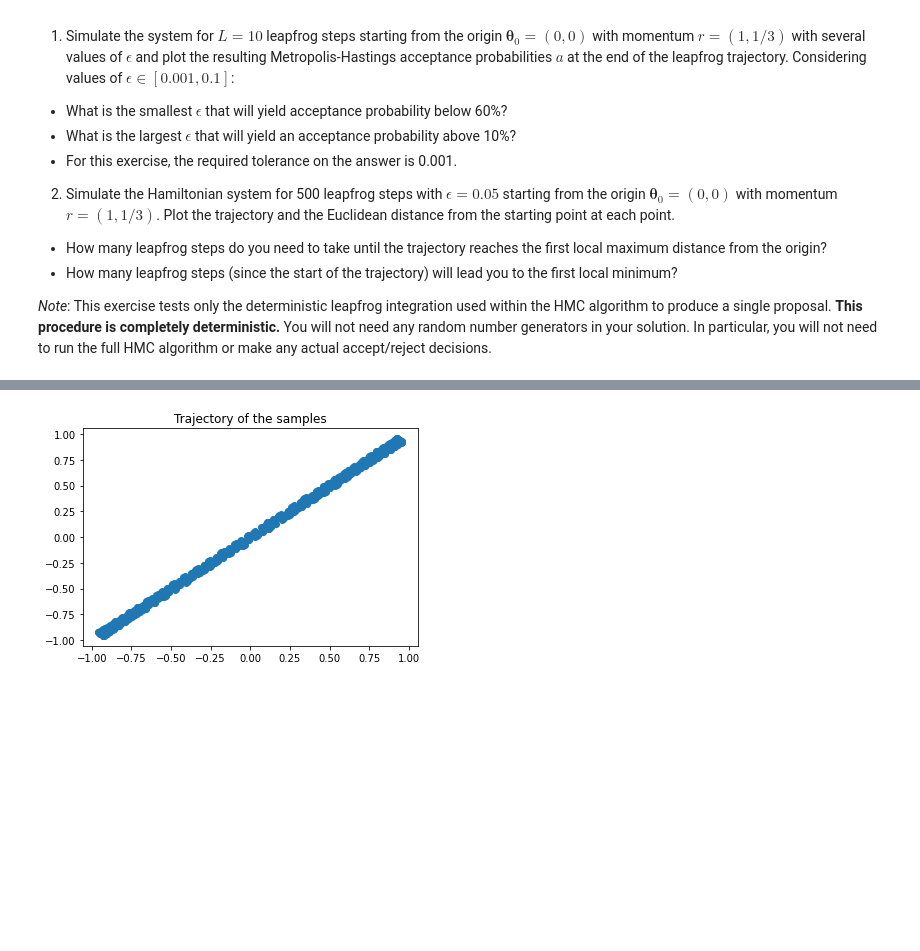
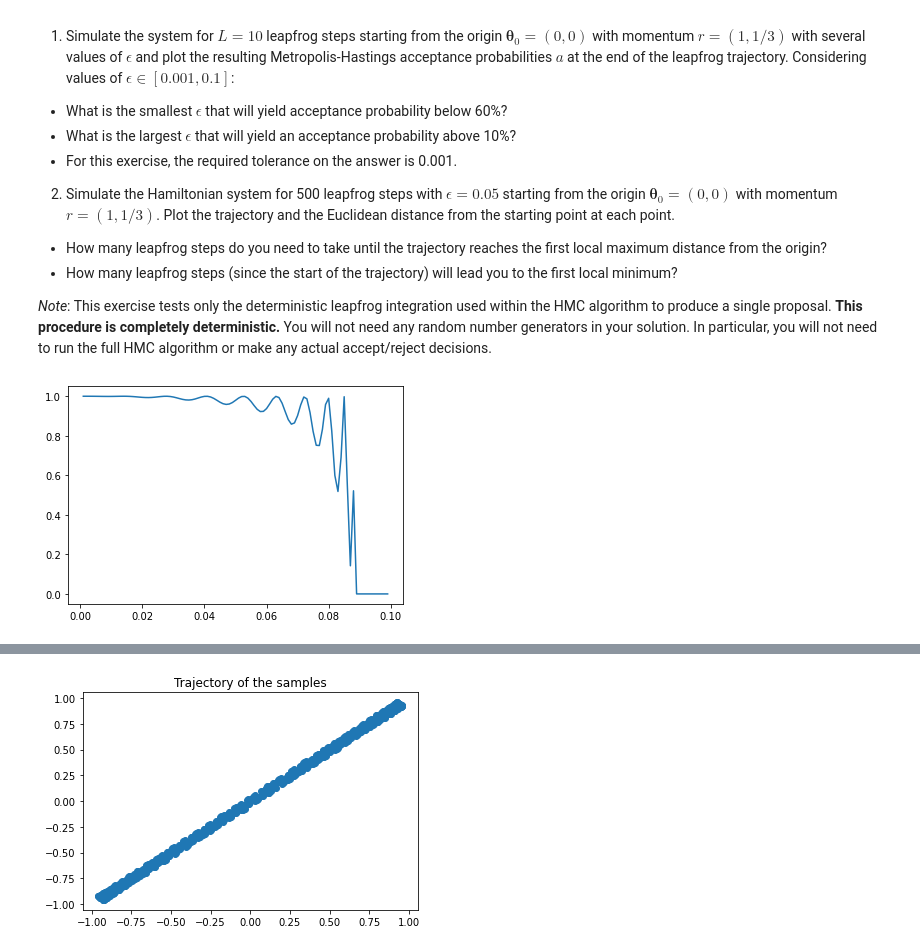
Before and after one commit to vyeoms/assignments, a Jupyter notebook: compstat/week6.ipynb, the cells around one changed output, grey strips where cells are left out. Saved outputs shown, nothing was run; the diff lists cells and outputs as text; code cells hidden in the pictures; blank space fills up the shorter version.

```diff
--- a/compstat/week6.ipynb
+++ b/compstat/week6.ipynb
@@ -32,55 +32,45 @@ where $ \boldsymbol{\Sigma}_2 = \begin{pmatrix} 1 & \rho \\ \rho & 1 \end{pmatri
 
 *Note*: This exercise tests only the deterministic leapfrog integration used within the HMC algorithm to produce a single proposal. **This procedure is completely deterministic.** You will not need any random number generators in your solution. In particular, you will not need to run the full HMC algorithm or make any actual accept/reject decisions.
 # %%
-# # Part 1
+# Part 1
 
-# L = 10
-# theta0 = np.array( [0, 0] )
-# r = np.array( [1, 1/3] )
-# epsilon = np.arange(0.05, 0.095, 0.001)
+L = 10
+theta0 = np.array( [0, 0] )
+r = np.array( [1, 1/3] )
+epsilon = np.arange(0.001, 0.1, 0.001)
 
-# def correlated_normal(x, rho=0.998):
-#     """Correlated normal target log pdf."""
-#     Sigma = np.array([[1.0, rho],[rho, 1.0]])
-#     return -0.5*(x.T @ npl.solve(Sigma, x))
+def correlated_normal(x, rho=0.998):
+    """Correlated normal target log pdf."""
+    Sigma = np.array([[1.0, rho],[rho, 1.0]])
+    return -0.5*(x.T @ npl.solve(Sigma, x))
 
-# def hmc(theta0, M, target, epsilon0, L):
-#     """Hamiltonian Monte Carlo sampler."""
-#     # thetas = np.zeros([M, len(theta0)])
-#     gradF = autograd.grad(target)
-#     theta = np.copy(theta0)
-#     g = gradF(theta)  # set gradient using initial theta
-#     logP = target(theta)  # set objective function too
-#     accepts = 0
-#     for m in range(2*M): # draw M samples after M warm-up iterations
-#         p = npr.normal(size=theta.shape)  # initial momentum is Normal(0,1)
-#         H = p.T @ p / 2 - logP   # evaluate H(x,p)
-#         thetanew = np.copy(theta)
-#         gnew = np.copy(g)
-#         for l in range(L): # make L 'leapfrog' steps
-#             # epsilon = npr.uniform(0.8, 1.2) * epsilon0  # optional: randomise epsilon for improved theoretical convergence properties
-#             p = p + epsilon0 * gnew / 2   # make half-step in p
-#             thetanew = thetanew + epsilon0 * p    # make step in theta
-#             gnew = gradF(thetanew)           # find new gradient
-#             p = p + epsilon0 * gnew / 2   # make half-step in p
-#         logPnew = target(thetanew)   # find new value of H
-#         Hnew = p.T @ p / 2 - logPnew
-#         dH = Hnew - H    # Decide whether to accept
-#         if np.log(npr.rand()) < -dH:
-#             g = gnew
-#             theta = thetanew
-#             logP = logPnew
-#             accepts += 1
-#         # if m >= M:
-#         #     thetas[m-M,:] = theta
-#     # print('Acceptance rate:', accepts/(2*M))
-#     acceptance = accepts/(2*M)
-#     return acceptance
+def hmc_prob(theta0, target, epsilon0, L):
+    gradF = autograd.grad(target)
+    theta = np.copy(theta0)
+    g = gradF(theta)  # set gradient using initial theta
+    logP = target(theta)  # set objective function too
+    accepts = 0
+    p = np.array( [1, 1/3] )  # initial momentum is Normal(0,1)
+    H = p.T @ p / 2 - logP   # evaluate H(x,p)
+    thetanew = np.copy(theta)
+    gnew = np.copy(g)
+    for l in range(L): # make L 'leapfrog' steps
+        # epsilon = npr.uniform(0.8, 1.2) * epsilon0  # optional: randomise epsilon for improved theoretical convergence properties
+        p = p + epsilon0 * gnew / 2   # make half-step in p
+        thetanew = thetanew + epsilon0 * p    # make step in theta
+        gnew = gradF(thetanew)           # find new gradient
+        p = p + epsilon0 * gnew / 2   # make half-step in p
+    logPnew = target(thetanew)   # find new value of H
+    Hnew = p.T @ p / 2 - logPnew
+    dH = Hnew - H
+    return np.exp(-dH)
 
-# acceptances = np.zeros(len(epsilon))
+probs = np.zeros(len(epsilon))
 
-# for i in range(len(epsilon)):
-#     acceptances[i] = hmc(theta0, 500, correlated_normal, epsilon[i], L)
-# plt.plot(epsilon, acceptances)
-# plt.show()
+for i in range(len(epsilon)):
+    probs[i] = hmc_prob(theta0, correlated_normal, epsilon[i], L)
+plt.plot(epsilon, probs)
+plt.show()
+# %% [output]
+[figure, added]
 # %%
```
Also changed, not shown: parts of 9 cells of this notebook, 1 other file.
